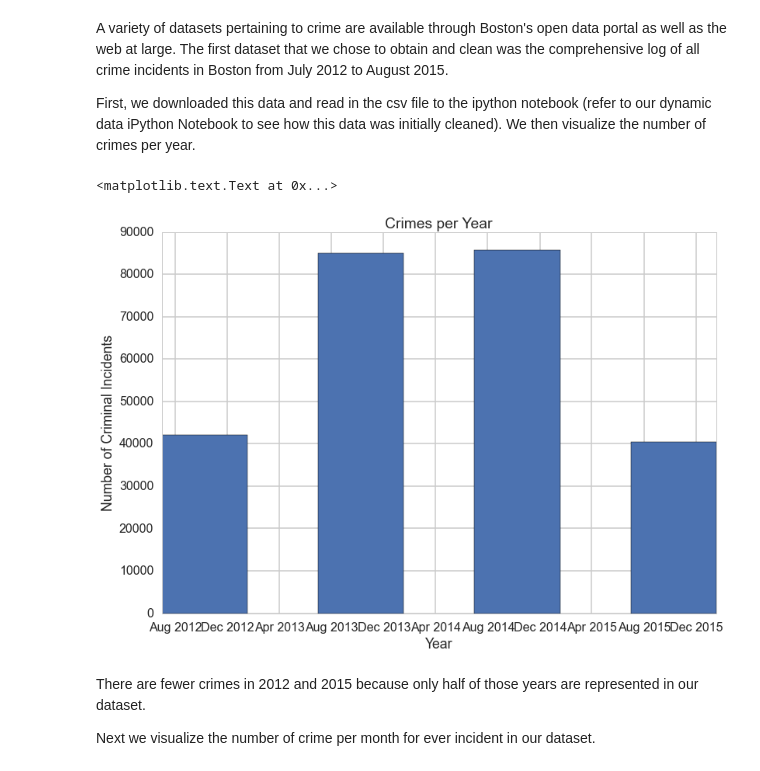
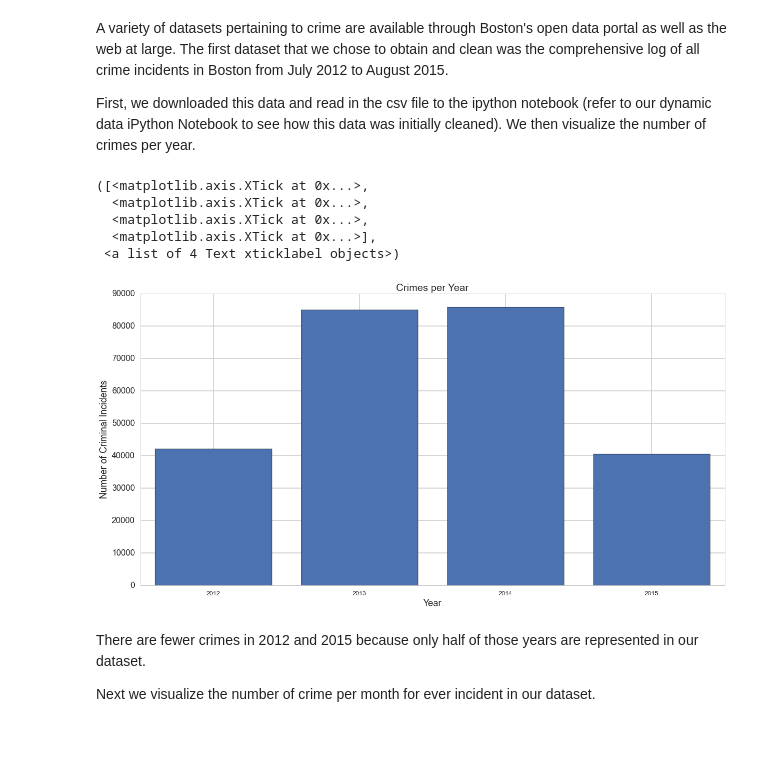
Before and after one commit to carlf312/109-Final-Project, a Jupyter notebook: Static Data.ipynb, the cells around one changed output. Cells and saved outputs as stored; diff of their text form; code cells hidden in the pictures; blank space fills up the shorter version.

```diff
--- a/Static Data.ipynb
+++ b/Static Data.ipynb
@@ -45,16 +45,22 @@ for row in dftouse['DATETIME']:
         year2014 += 1
     elif '2015' in row:
         year2015 += 1
-# %%
-dates = graph_month = [datetime.datetime(2012,7,1),datetime.datetime(2013,7,1), datetime.datetime(2014,7,1), datetime.datetime(2015,7,1)]
-values = [year2012,year2013,year2014,year2015]
-plt.bar(dates, values, width=200)
-plt.ylabel('Number of Criminal Incidents')
-plt.xlabel('Year')
-plt.title('Crimes per Year')
-# %% [output]
-<matplotlib.text.Text at 0x...>
-[figure, removed]
+# %%
+values = [year2012,year2013,year2014,year2015]
+dates = ['2012','2013','2014','2015']
+plt.figure(figsize=(20,10))
+plt.ylabel('Number of Criminal Incidents')
+plt.xlabel('Year')
+plt.title('Crimes per Year')
+plt.bar(range(len(dates)), values, align='center')
+plt.xticks(range(len(dates)), dates, size='large')
+# %% [output]
+([<matplotlib.axis.XTick at 0x...>,
+  <matplotlib.axis.XTick at 0x...>,
+  <matplotlib.axis.XTick at 0x...>,
+  <matplotlib.axis.XTick at 0x...>],
+ <a list of 4 Text xticklabel objects>)
+[figure, added]
 # %% [markdown]
 There are fewer crimes in 2012 and 2015 because only half of those years are represented in our dataset.
 
```
